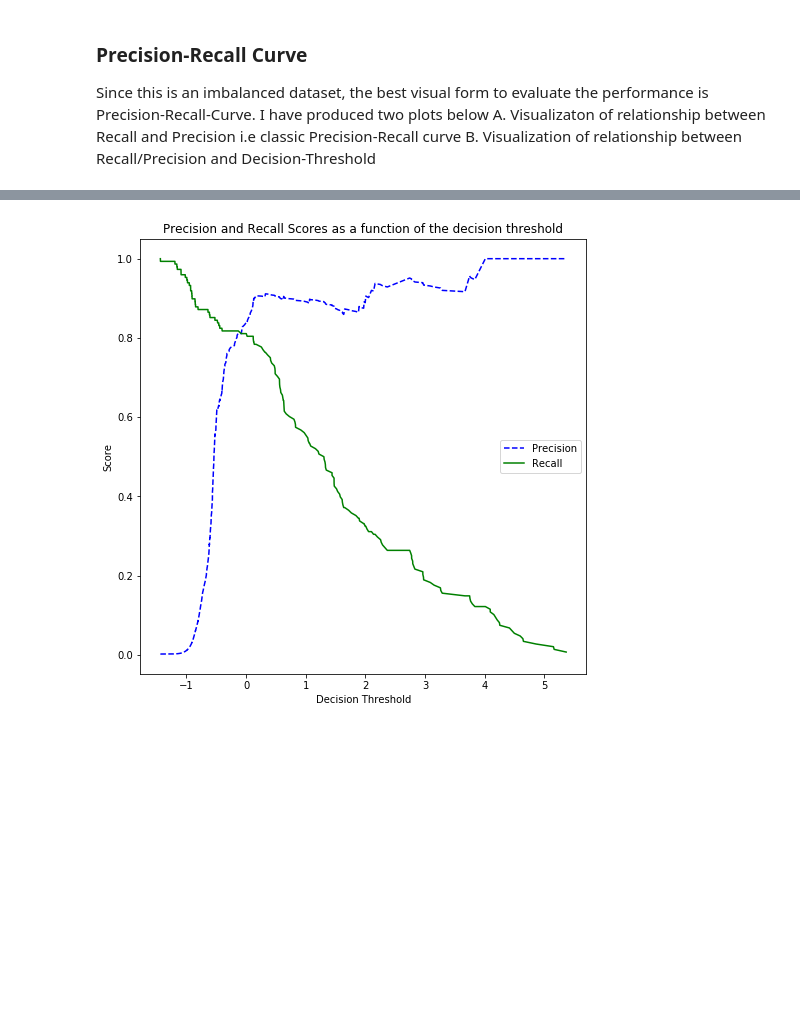
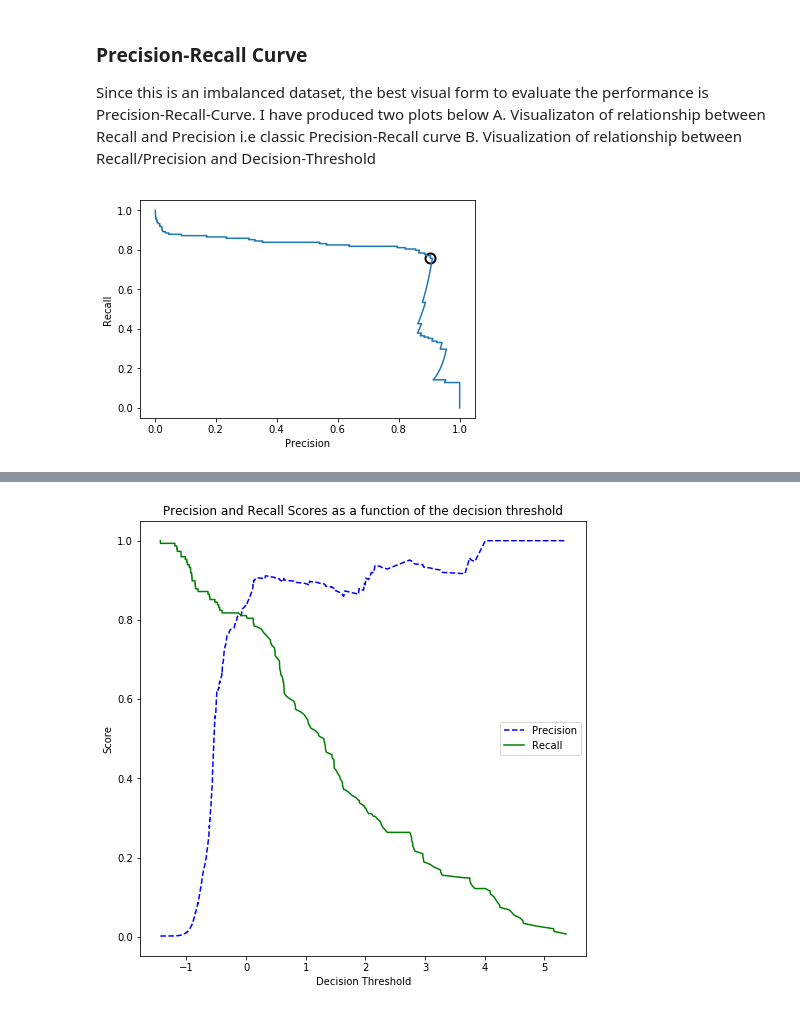
Before and after one commit to OrwellQuay/DS-Projects, a Jupyter notebook: Credit Card Fraud Detection.ipynb, the cells around one changed output, grey strips where cells are left out. Saved outputs shown, nothing was run; the diff lists cells and outputs as text; code cells hidden in the pictures; blank space fills up the shorter version.

```diff
--- a/Credit Card Fraud Detection.ipynb
+++ b/Credit Card Fraud Detection.ipynb
@@ -430,5 +430,14 @@ y_scores = grid_search_clf.decision_function(X_s_test)
 # %%
 p, r, thresholds = precision_recall_curve(y_s_test, y_scores)
+# %%
+close_zero = np.argmin(np.abs(thresholds))
+plt.plot(p[close_zero], r[close_zero], 'o', markersize=10, label='treshold zero', fillstyle="none", c='k', mew=2)
+plt.plot(p, r, label='Precision_Recall Curve')
+plt.xlabel('Precision')
+plt.ylabel('Recall')
+plt.show()
+# %% [output]
+[figure, added]
 # %%
 from inspect import signature
 
```
Also changed, not shown: parts of 11 cells of this notebook.
